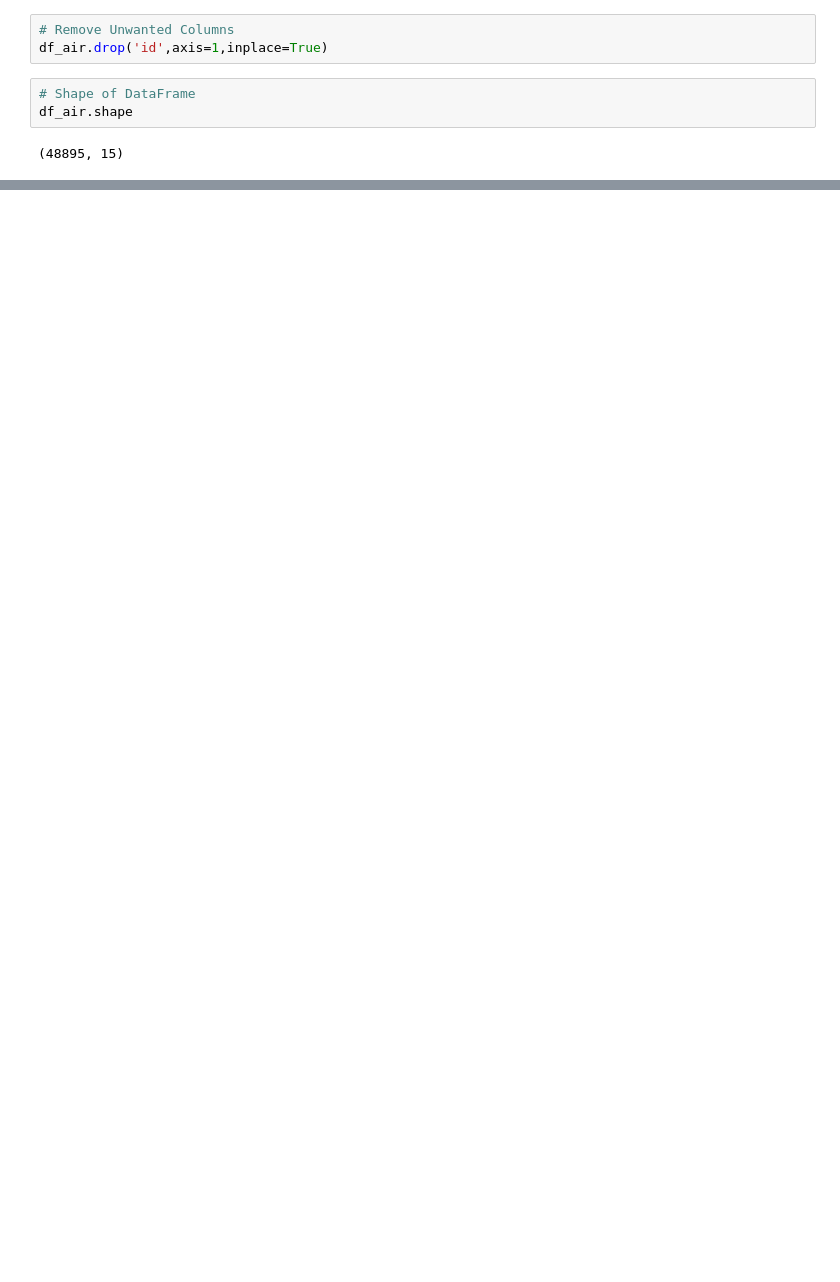
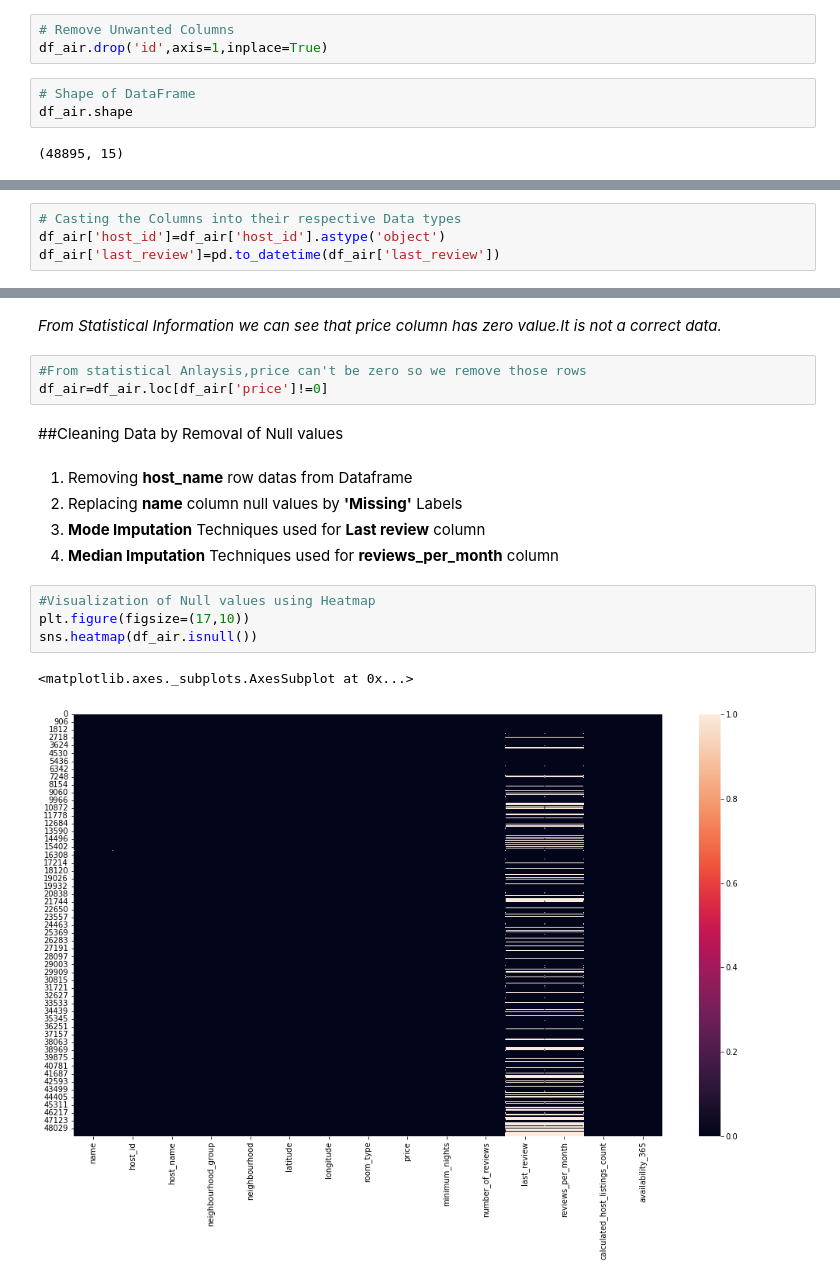
Before and after one commit to Jaiharish-passion07/Almabetter-Capstone_project, a Jupyter notebook: Jai_Harish_capstone_project_Airbnb.ipynb, the cells around one changed output, grey strips where cells are left out. Cells and saved outputs as stored; diff of their text form; blank space fills up the shorter version.

```diff
--- a/Jai_Harish_capstone_project_Airbnb.ipynb
+++ b/Jai_Harish_capstone_project_Airbnb.ipynb
@@ -200,0 +87,4 @@ sns.barplot(df_host['Host_id'],df_host['count'],)
+# %%
+# Casting the Columns into their respective Data types
+df_air['host_id']=df_air['host_id'].astype('object')
+df_air['last_review']=pd.to_datetime(df_air['last_review'])
@@ -200,0 +128,19 @@ sns.barplot(df_host['Host_id'],df_host['count'],)
+# %% [markdown]
+_From Statistical Information we can see that price column has zero value.It is not a correct data._
+# %%
+#From statistical Anlaysis,price can't be zero so we remove those rows
+df_air=df_air.loc[df_air['price']!=0]
+# %% [markdown]
+##Cleaning Data by Removal of Null values
+# %% [markdown]
+1. Removing __host_name__ row datas from Dataframe
+2. Replacing __name__ column null values by __'Missing'__ Labels
+3. __Mode Imputation__ Techniques used for __Last review__ column
+4. __Median Imputation__ Techniques used for __reviews_per_month__ column
+# %%
+#Visualization of Null values using Heatmap
+plt.figure(figsize=(17,10))
+sns.heatmap(df_air.isnull())
+# %% [output]
+<matplotlib.axes._subplots.AxesSubplot at 0x...>
+[figure, added]
```
Also changed, not shown: parts of 193 cells of this notebook.
